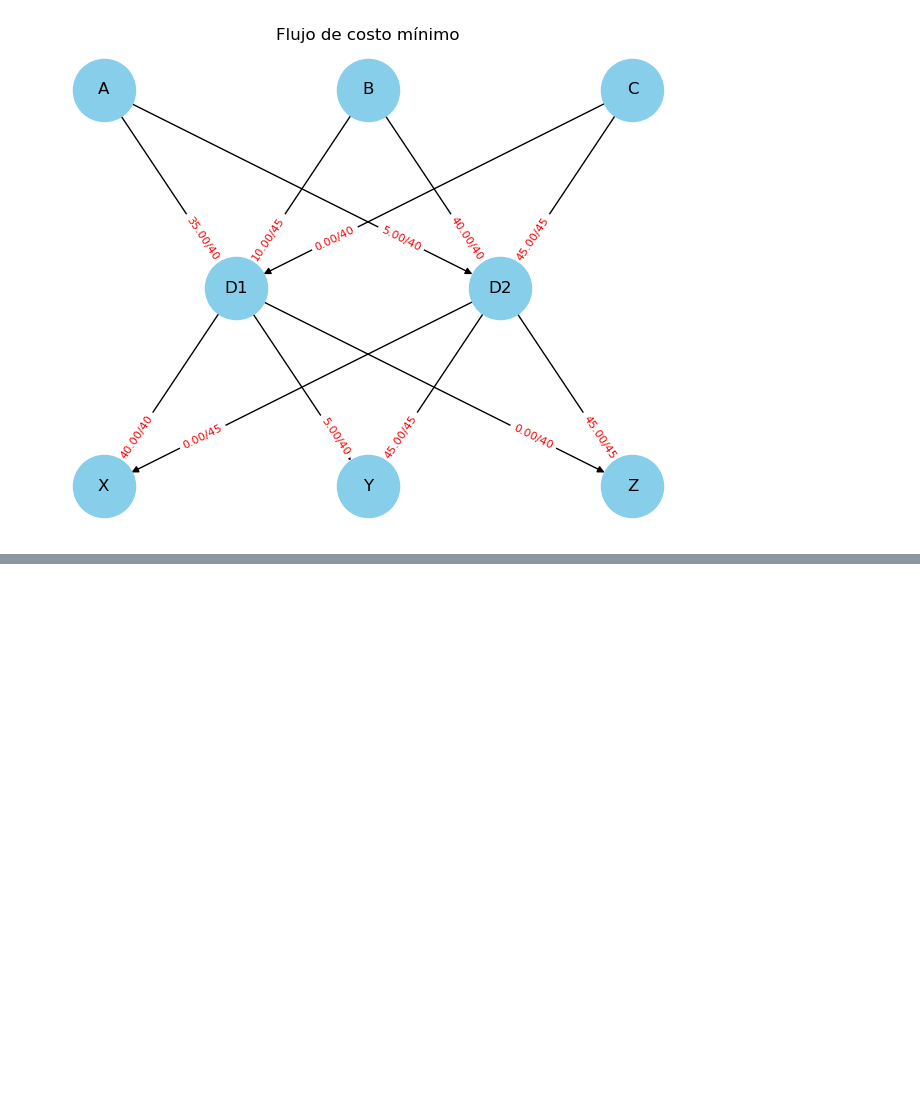
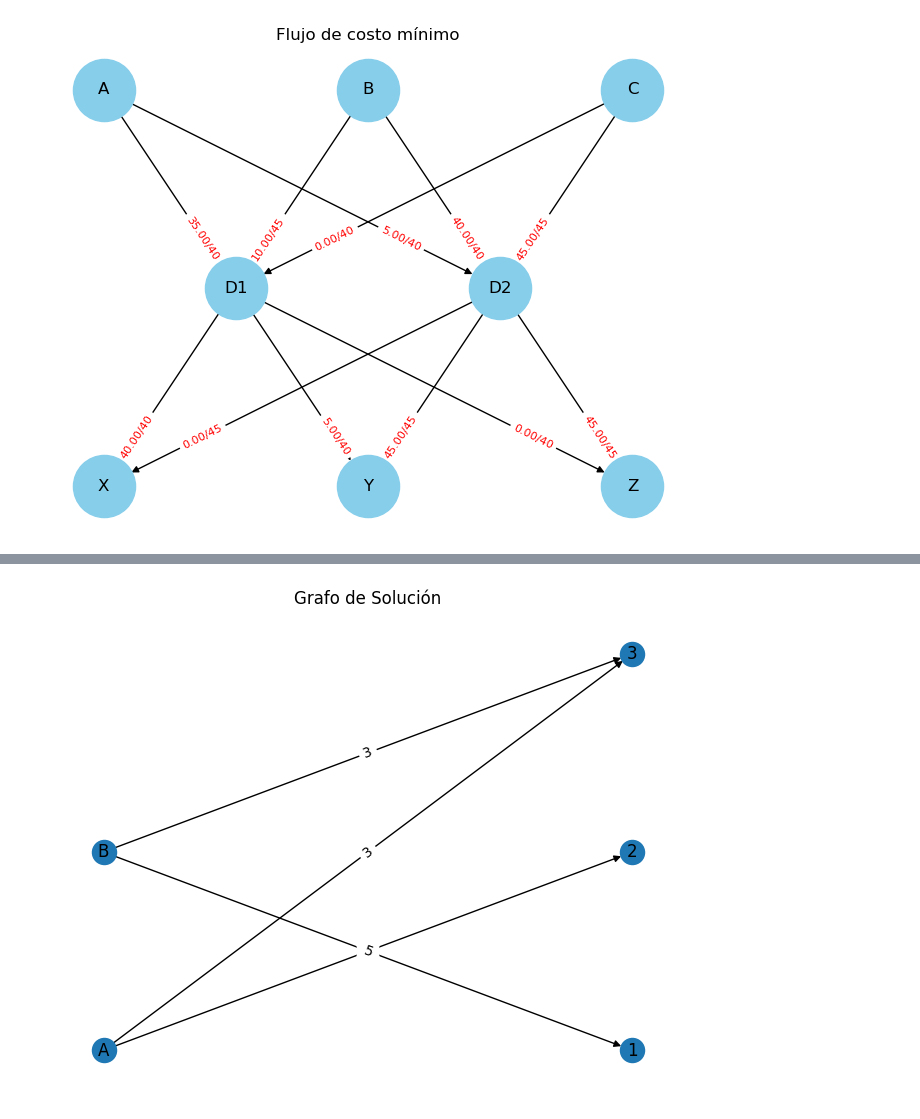
Before and after one commit to tabarespozos/Network_Flow, a Jupyter notebook: _build/jupyter_execute/Class_3_Network_as_LP/1-Introduction.ipynb, the cells around one changed output, grey strips where cells are left out. Cells and saved outputs as stored; diff of their text form; code cells hidden in the pictures; blank space fills up the shorter version.

```diff
--- a/_build/jupyter_execute/Class_3_Network_as_LP/1-Introduction.ipynb
+++ b/_build/jupyter_execute/Class_3_Network_as_LP/1-Introduction.ipynb
@@ -908,0 +774,15 @@ plt.show()
+# %%
+
+# Modelo de optimización
+m = gp.Model('ProblemaTransporte')
+x = m.addVars(origenes, destinos, name="x")
+m.setObjective(gp.quicksum(costos[o, d]*x[o, d] for o in origenes for d in destinos), GRB.MINIMIZE)
+m.addConstrs((gp.quicksum(x[o, d] for d in destinos) == oferta[o] for o in origenes), "Oferta")
+m.addConstrs((gp.quicksum(x[o, d] for o in origenes) == demanda[d] for d in destinos), "Demanda")
+
+m.optimize()
+
+# Resultados
+for o in origenes:
+    for d in destinos:
+        print(f"Transportar desde {o} a {d}: {x[o, d].x} unidades")
@@ -908,0 +807,19 @@ plt.show()
+# %%
+# Creación del grafo de solución
+G_solution = nx.DiGraph()
+for o in origenes:
+    for d in destinos:
+        if x[o, d].x > 0:
+            G_solution.add_edge(o, d, weight=round(x[o, d].x))
+
+# Dibujo del grafo bipartito de solución
+pos_solution = {}
+pos_solution.update((o, (1, i)) for i, o in enumerate(origenes))
+pos_solution.update((d, (2, i)) for i, d in enumerate(destinos))
+nx.draw(G_solution, pos_solution, with_labels=True)
+labels_solution = nx.get_edge_attributes(G_solution, 'weight')
+nx.draw_networkx_edge_labels(G_solution, pos_solution, edge_labels=labels_solution)
+plt.title("Grafo de Solución")
+plt.show()
+# %% [output]
+[figure, added]
```
Also changed, not shown: parts of 57 cells of this notebook, 37 other files.
